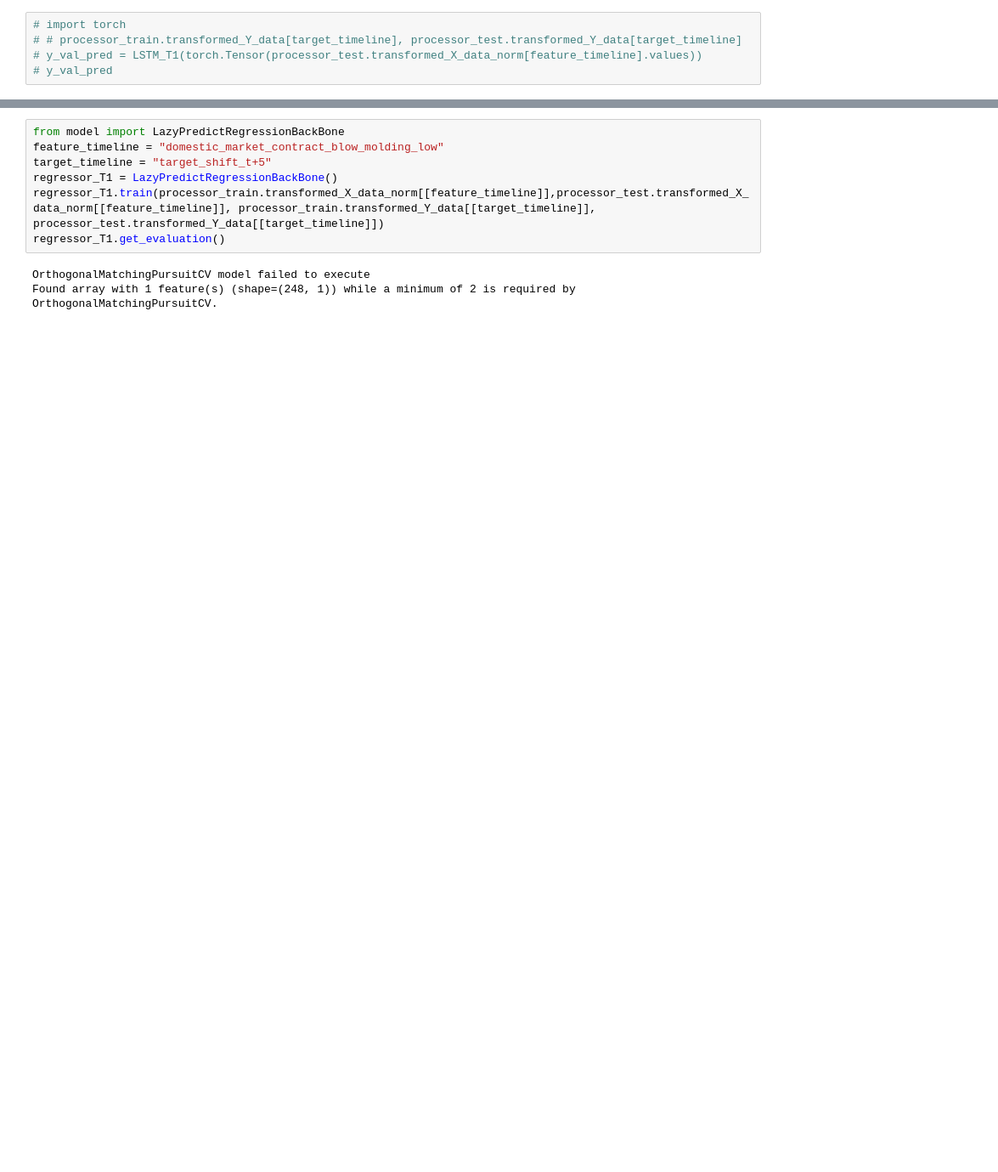
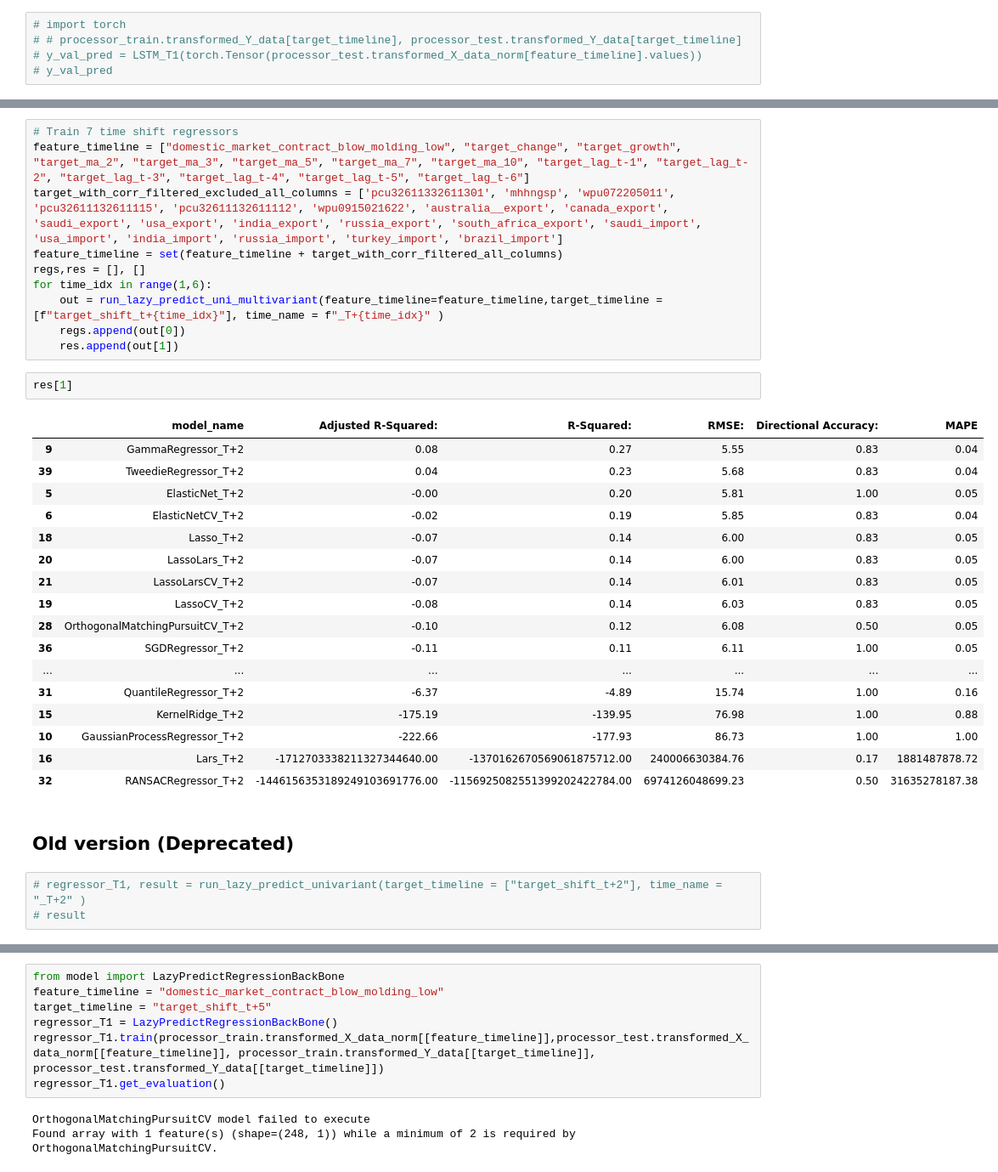
Before and after one commit to vincycode7/TaiyoAI_Domestic_Molding, a Jupyter notebook: exploratory_data_analysis.ipynb, the cells around one changed output, grey strips where cells are left out. Shown: that part at 85% size. Drawn from its saved outputs; the diff is of its cells as text; blank space fills up the shorter version.

```diff
--- a/exploratory_data_analysis.ipynb
+++ b/exploratory_data_analysis.ipynb
@@ -763,0 +524,35 @@ pd.DataFrame(pd.Series({"model_name":"ARIMA_T+4_Univariant","Adjusted R-Squared:
+# %%
+# Train 7 time shift regressors
+feature_timeline = ["domestic_market_contract_blow_molding_low", "target_change", "target_growth", "target_ma_2", "target_ma_3", "target_ma_5", "target_ma_7", "target_ma_10", "target_lag_t-1", "target_lag_t-2", "target_lag_t-3", "target_lag_t-4", "target_lag_t-5", "target_lag_t-6"]
+target_with_corr_filtered_excluded_all_columns = ['pcu32611332611301', 'mhhngsp', 'wpu072205011', 'pcu32611132611115', 'pcu32611132611112', 'wpu0915021622', 'australia__export', 'canada_export', 'saudi_export', 'usa_export', 'india_export', 'russia_export', 'south_africa_export', 'saudi_import', 'usa_import', 'india_import', 'russia_import', 'turkey_import', 'brazil_import']
+feature_timeline = set(feature_timeline + target_with_corr_filtered_all_columns)
+regs,res = [], []
+for time_idx in range(1,6):
+    out = run_lazy_predict_uni_multivariant(feature_timeline=feature_timeline,target_timeline = [f"target_shift_t+{time_idx}"], time_name = f"_T+{time_idx}" )
+    regs.append(out[0])
+    res.append(out[1])
+# %%
+res[1]
+# %% [output]
+|  | model_name | Adjusted R-Squared: | R-Squared: | RMSE: | Directional Accuracy: | MAPE |
+| 9 | GammaRegressor_T+2 | 0.08 | 0.27 | 5.55 | 0.83 | 0.04 |
+| 39 | TweedieRegressor_T+2 | 0.04 | 0.23 | 5.68 | 0.83 | 0.04 |
+| 5 | ElasticNet_T+2 | -0.00 | 0.20 | 5.81 | 1.00 | 0.05 |
+| 6 | ElasticNetCV_T+2 | -0.02 | 0.19 | 5.85 | 0.83 | 0.04 |
+| 18 | Lasso_T+2 | -0.07 | 0.14 | 6.00 | 0.83 | 0.05 |
+| 20 | LassoLars_T+2 | -0.07 | 0.14 | 6.00 | 0.83 | 0.05 |
+| 21 | LassoLarsCV_T+2 | -0.07 | 0.14 | 6.01 | 0.83 | 0.05 |
+| 19 | LassoCV_T+2 | -0.08 | 0.14 | 6.03 | 0.83 | 0.05 |
+| 28 | OrthogonalMatchingPursuitCV_T+2 | -0.10 | 0.12 | 6.08 | 0.50 | 0.05 |
+| 36 | SGDRegressor_T+2 | -0.11 | 0.11 | 6.11 | 1.00 | 0.05 |
+| ... | ... | ... | ... | ... | ... | ... |
+| 31 | QuantileRegressor_T+2 | -6.37 | -4.89 | 15.74 | 1.00 | 0.16 |
+| 15 | KernelRidge_T+2 | -175.19 | -139.95 | 76.98 | 1.00 | 0.88 |
+| 10 | GaussianProcessRegressor_T+2 | -222.66 | -177.93 | 86.73 | 1.00 | 1.00 |
+| 16 | Lars_T+2 | -1712703338211327344640.00 | -1370162670569061875712.00 | 240006630384.76 | 0.17 | 1881487878.72 |
+| 32 | RANSACRegressor_T+2 | -1446156353189249103691776.00 | -1156925082551399202422784.00 | 6974126048699.23 | 0.50 | 31635278187.38 |
+# %% [markdown]
+## Old version (Deprecated)
+# %%
+# regressor_T1, result = run_lazy_predict_univariant(target_timeline = ["target_shift_t+2"], time_name = "_T+2" )
+# result
```
Also changed, not shown: parts of 59 cells of this notebook, 23 other files.
